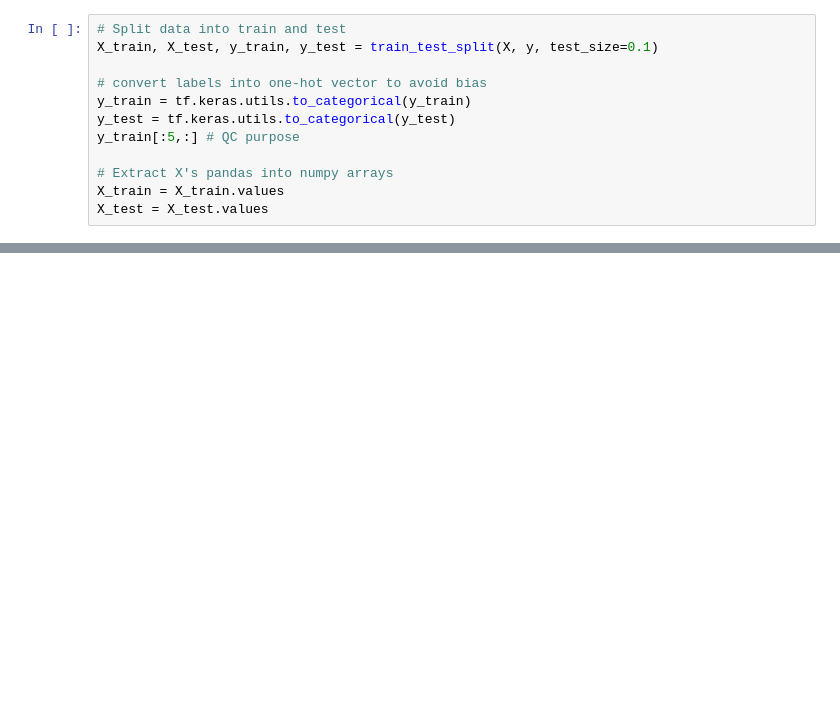
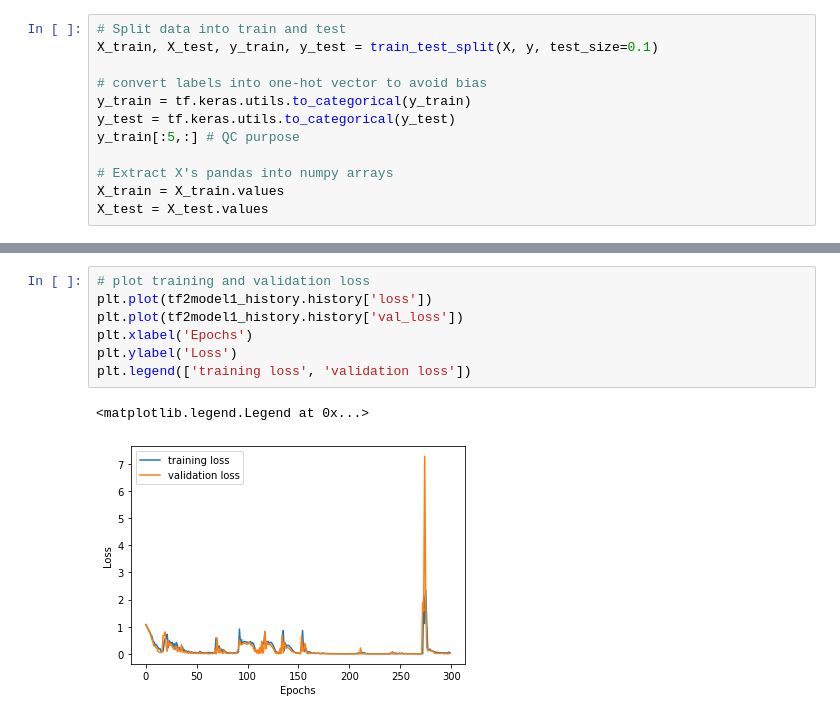
Before and after one commit to gveni/cvnlp_machinelearning, a Jupyter notebook: tensorflow_tutorial/classificationusingtf2.ipynb, the cells around one changed output, grey strips where cells are left out. Drawn from its saved outputs; the diff is of its cells as text; blank space fills up the shorter version.

```diff
--- a/tensorflow_tutorial/classificationusingtf2.ipynb
+++ b/tensorflow_tutorial/classificationusingtf2.ipynb
@@ -69,0 +123,10 @@ X_test = X_test.values
+# %%
+# plot training and validation loss
+plt.plot(tf2model1_history.history['loss'])
+plt.plot(tf2model1_history.history['val_loss'])
+plt.xlabel('Epochs')
+plt.ylabel('Loss')
+plt.legend(['training loss', 'validation loss'])
+# %% [output]
+<matplotlib.legend.Legend at 0x...>
+[figure, added]
```
Also changed, not shown: parts of 14 cells of this notebook.
